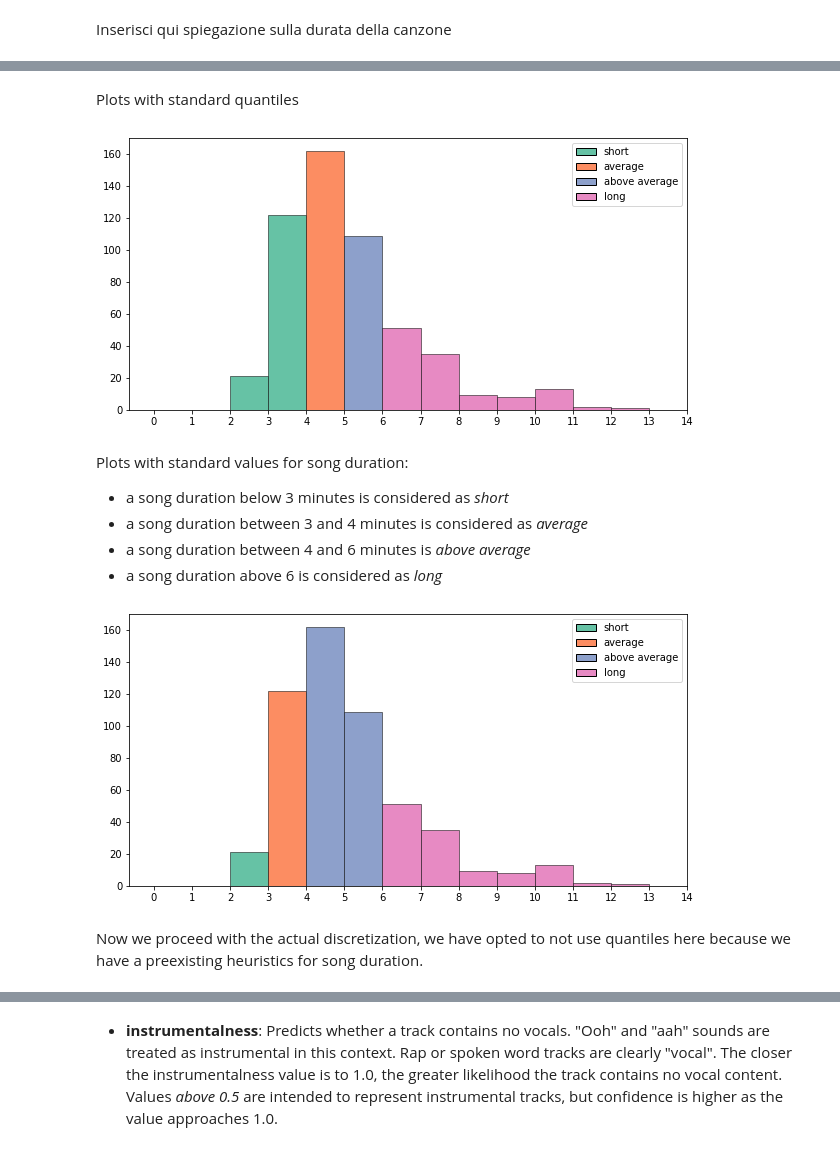
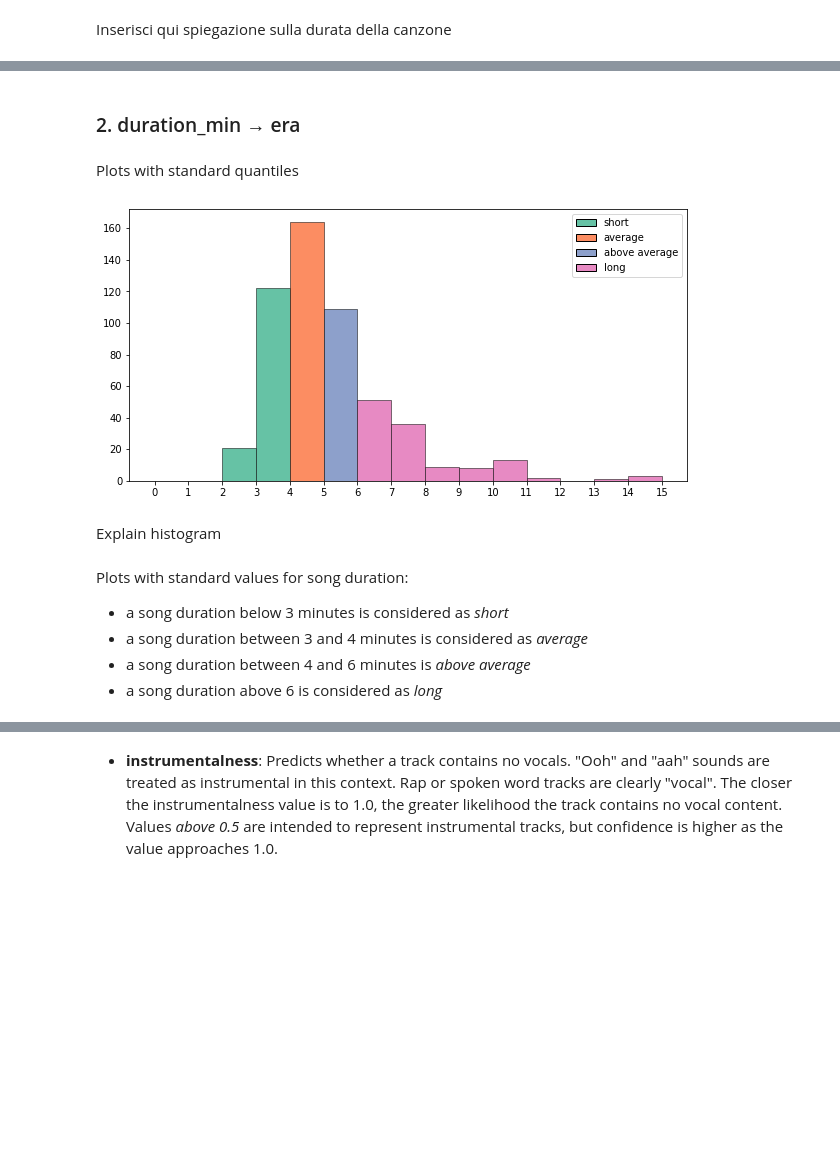
Before and after one commit to MScaramuzzi/FAIKR-3, a Jupyter notebook: df_compl.ipynb, the cells around one changed output, grey strips where cells are left out. Drawn from its saved outputs; the diff is of its cells as text; code cells hidden in the pictures; blank space fills up the shorter version.

```diff
--- a/df_compl.ipynb
+++ b/df_compl.ipynb
@@ -52,3 +54,2 @@ df.head()
 # %%
-df1 = df.drop(['time_signature','mode','key','liveness'],axis=1)
-df1.head()
+df1 = df.drop(['time_signature','mode','key','liveness','popularity','ranking'],axis=1)
@@ -69,3 +71,2 @@ These columns are relatively easy to discretize because they are not domain depe
 # %%
-df1['Decade'] = (10 * (df1['year'] // 10))
-df1.head()
+df1['decade'] = (10 * (df1['year'] // 10))
@@ -95,3 +78,0 @@ TODO: migliora labels
-# %%
-df1['era']=pd.cut(x=df1['Decade'], bins=[1910,1970,2000,2020],
-                        labels=["vintage","modern","contemporary"])
@@ -172,6 +181,0 @@ dtype: object
-# %%
-from sklearn.preprocessing import MinMaxScaler
-
-scaler = MinMaxScaler()
-
-df2[['popularity_scal']] = scaler.fit_transform(df2[['popularity']])
@@ -273,71 +328,42 @@ Inserisci qui spiegazione sulla durata della canzone
+# %% [markdown]
+### 2. duration_min &rarr; era
 # %% [markdown]
 Plots with standard quantiles
 # %%
-from matplotlib.patches import Rectangle
+from matplotlib.patches import Rectangle # used for drawing colored patches
 fig, ax = plt.subplots(figsize = (10,5))
 
 cols = pal.as_hex()[:4] # save colors for labeling of quantiles
 
 
-N, bins, patches = ax.hist(df2.duration_min,bins=range(14), edgecolor='black', linewidth=0.5)
+N, bins, patches = ax.hist(df2.duration_min,bins=range(np.max(df2.duration_min)+1), edgecolor='black', linewidth=0.5)
 
 #get standard the first, second and third quantile
 quant_25, quant_50, quant_75= int(df2.duration_min.quantile(0.25)),int(df2.duration_min.quantile(0.50)),int(df2.duration_min.quantile(0.75))
 
 # color each patch with one of the colors
 for i in range(0,quant_25+1):
     patches[i].set_facecolor(cols[0])
 for i in range(quant_25+1 ,quant_50+1):
     patches[i].set_facecolor(cols[1])
 for i in range(quant_50+1, quant_75+1):
     patches[i].set_facecolor(cols[2])
 for i in range(quant_75+1, len(patches)):
     patches[i].set_facecolor(cols[3])
 
-#create legend
+#create legend for labels
 handles = [Rectangle((0,0),1,1,color=c,ec="k") for c in  cols]
 labels= ["short","average","above average","long"] # labels we want to use for discretization
-plt.xticks(np.arange(0, max(df2.duration_min), 1.0)) # set axis range
+plt.xticks(np.arange(0, max(df2.duration_min)+1, 1.0)) # set x-axis range
 plt.legend(handles, labels)
 plt.show()
 # %% [output]
-[figure, old version]
+[figure, new version]
+# %% [markdown]
+Explain histogram
 # %% [markdown]
 Plots with standard values for song duration:
 - a song duration below 3 minutes is considered as *short*
 - a song duration between 3 and 4 minutes is considered as *average*
 - a song duration between 4 and 6 minutes is *above average*
 - a song duration above 6 is considered as *long*
-# %%
-from matplotlib.patches import Rectangle
-fig, ax = plt.subplots(figsize = (10,5))
-
-cols = pal.as_hex()[:4]
-
-N, bins, patches = ax.hist(df2.duration_min,bins=range(14), edgecolor='black', linewidth=0.5)
-
-#
-
-quant_03, quant_25, quant_75= int(df2.duration_min.quantile(0.03)),int(df2.duration_min.quantile(0.25)),int(df2.duration_min.quantile(0.75))
-for i in range(0,3):
-    patches[i].set_facecolor(cols[0])
-for i in range(3 ,4):
-    patches[i].set_facecolor(cols[1])
-for i in range(4, 6):
-    patches[i].set_facecolor(cols[2])
-for i in range(6, len(patches)):
-    patches[i].set_facecolor(cols[3])
-
-#create legend
-# handles = [Rectangle((0,0),1,1,color=c,ec="k") for c in ['b','r','orange','black']]
-handles = [Rectangle((0,0),1,1,color=c,ec="k") for c in  cols]
-labels= ["short","average","above average","long"]
-plt.xticks(np.arange(0, max(df2.duration_min), 1.0))
-
-plt.legend(handles, labels)
-
-plt.show()
-# %% [output]
-[figure, removed]
-# %% [markdown]
-Now we proceed with the actual discretization, we have opted to not use quantiles here because we have a preexisting heuristics for song duration.
```
Also changed, not shown: parts of 185 cells of this notebook, 1 other file.
